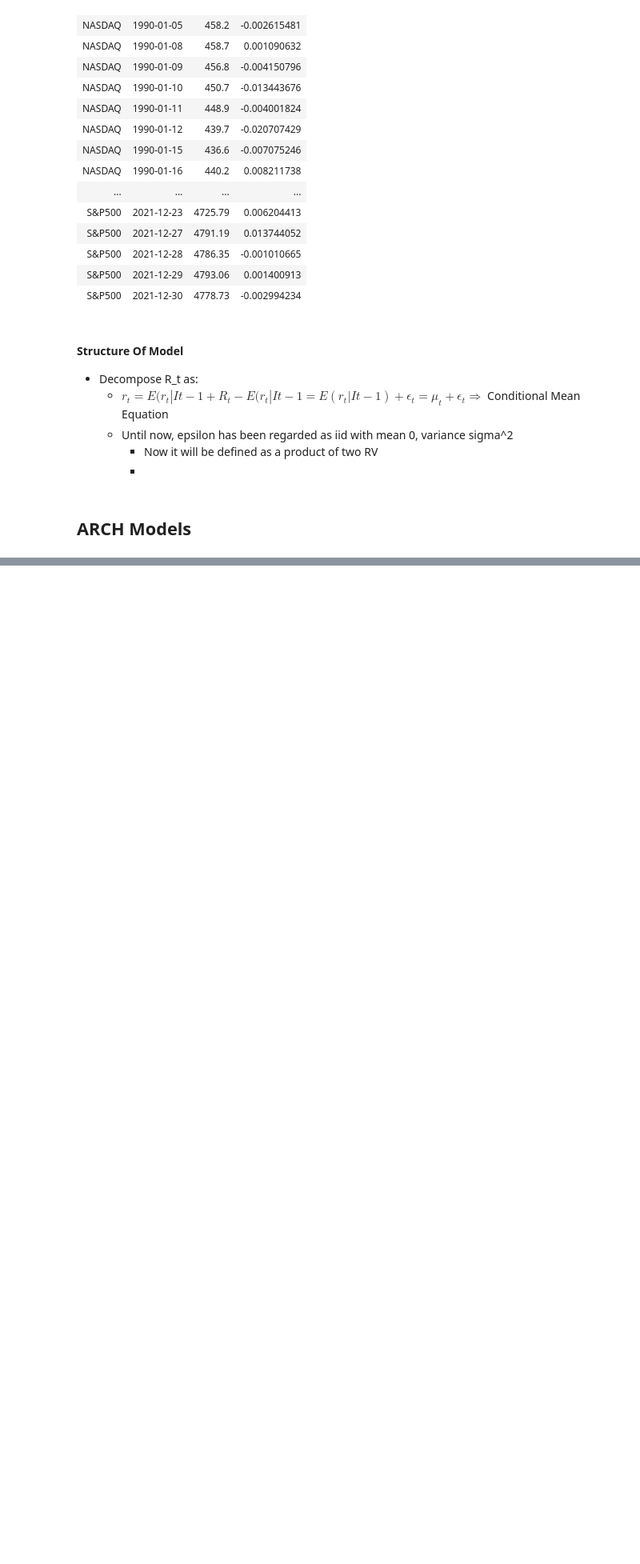
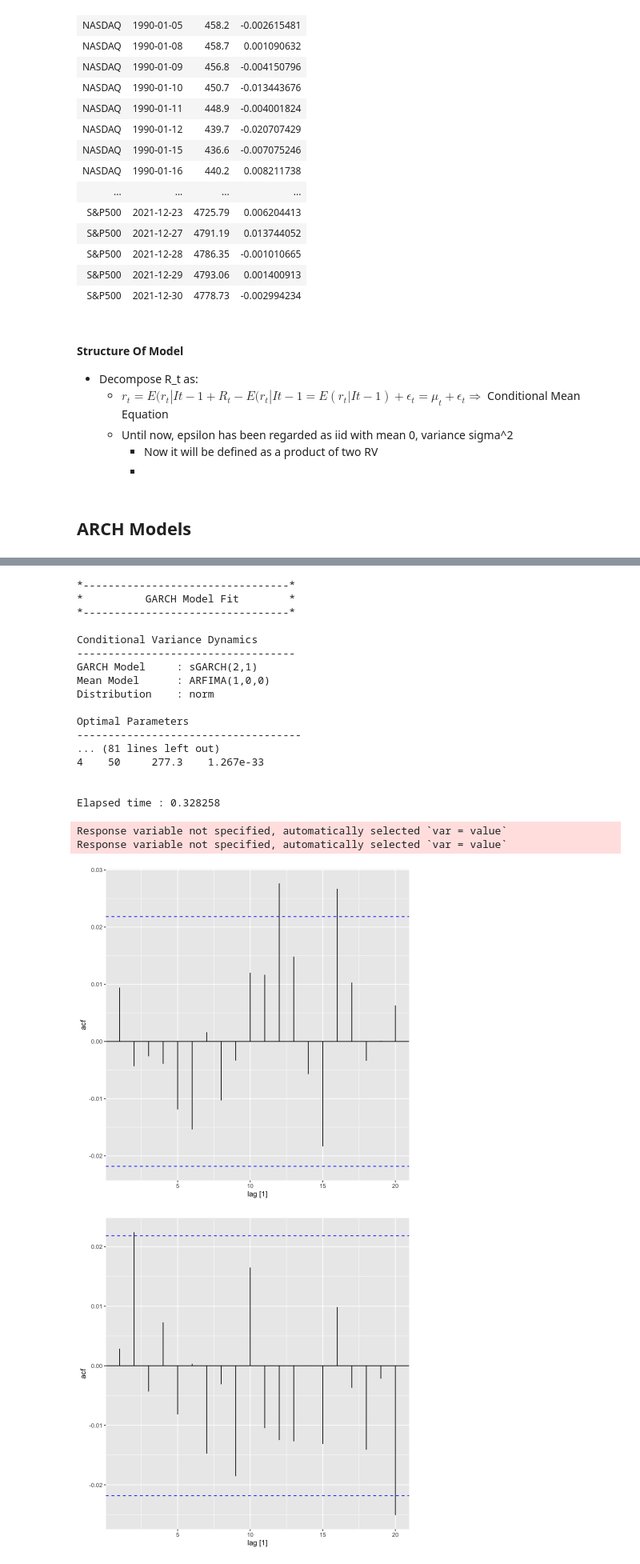
Before and after one commit to dhruv-pandit/ISEG_AEF, a Jupyter notebook: Financial Time Series/lect_2_univar_mod_vol.ipynb, the cells around one changed output, grey strips where cells are left out. Shown: that part at 80% size. Drawn from its saved outputs; the diff is of its cells as text; code cells hidden in the pictures; blank space fills up the shorter version.

```diff
--- a/Financial Time Series/lect_2_univar_mod_vol.ipynb
+++ b/Financial Time Series/lect_2_univar_mod_vol.ipynb
@@ -147,0 +145,7 @@ Elapsed time : 1.745416
+# %%
+spec <-  rugarch::ugarchspec(variance.model=list(model="sGARCH",
+                            garchOrder=c(11,0)),
+                          mean.model=list(armaOrder=c(2,0),
+                                          include.mean=TRUE))
+
+rugarch::ugarchfit(data = IXICrtn, spec = spec)
@@ -147,0 +170,48 @@ Elapsed time : 1.745416
+# %%
+
+
+## ----echo=TRUE, results='hide',message=FALSE-------------------------------------------------
+spec <-  rugarch::ugarchspec(variance.model=list(model="sGARCH",
+                            garchOrder=c(1,1)),
+                          mean.model=list(armaOrder=c(2,0),
+                                          include.mean=TRUE))
+
+rugarch::ugarchfit(data = IXICrtn, spec = spec)
+
+
+## ---- echo=FALSE-----------------------------------------------------------------------------
+spec <-  rugarch::ugarchspec(variance.model=list(model="sGARCH",
+                            garchOrder=c(1,1)),
+                          mean.model=list(armaOrder=c(2,0),
+                                          include.mean=TRUE))
+rugarch::ugarchfit(data = IXICrtn, spec = spec)
+
+
+## ----echo=TRUE, results='hide',message=FALSE-------------------------------------------------
+spec <-  rugarch::ugarchspec(variance.model=list(model="sGARCH",
+                             garchOrder=c(2,1)),
+                        mean.model=list(armaOrder=c(1,0),
+                                        include.mean=TRUE))
+rugarch::ugarchfit(data = IXICrtn, spec = spec)
+
+
+## ---- echo=FALSE-----------------------------------------------------------------------------
+spec <-  rugarch::ugarchspec(variance.model=list(model="sGARCH",
+                             garchOrder=c(2,1)),
+                        mean.model=list(armaOrder=c(1,0),
+                                        include.mean=TRUE))
+
+rugarch::ugarchfit(data = IXICrtn, spec = spec)
+
+
+## ---- out.width="90%",  fig.align='center'---------------------------------------------------
+fit <- rugarch::ugarchfit(data = IXICrtn, spec = spec)
+fit@fit$z %>% ts() %>% as_tsibble() %>%
+  ACF(lag_max = 20) %>% autoplot()
+
+
+## ---- out.width="90%",  fig.align='center'---------------------------------------------------
+fit <- rugarch::ugarchfit(data = IXICrtn, spec = spec)
+fit@fit$z^2 %>% ts() %>% as_tsibble() %>%
+  ACF(lag_max = 20) %>% autoplot()
+# %% [output]
@@ -147,0 +269,21 @@ Elapsed time : 1.745416
+*---------------------------------*
+*          GARCH Model Fit        *
+*---------------------------------*
+
+Conditional Variance Dynamics
+-----------------------------------
+GARCH Model     : sGARCH(2,1)
+Mean Model      : ARFIMA(1,0,0)
+Distribution    : norm
+
+Optimal Parameters
+------------------------------------
+... (81 lines left out)
+4    50     277.3    1.267e-33
+
+
+Elapsed time : 0.328258
+Response variable not specified, automatically selected `var = value`
+Response variable not specified, automatically selected `var = value`
+[figure, added]
+[figure, added]
```
Also changed, not shown: parts of 10 cells of this notebook, 7 other files.
